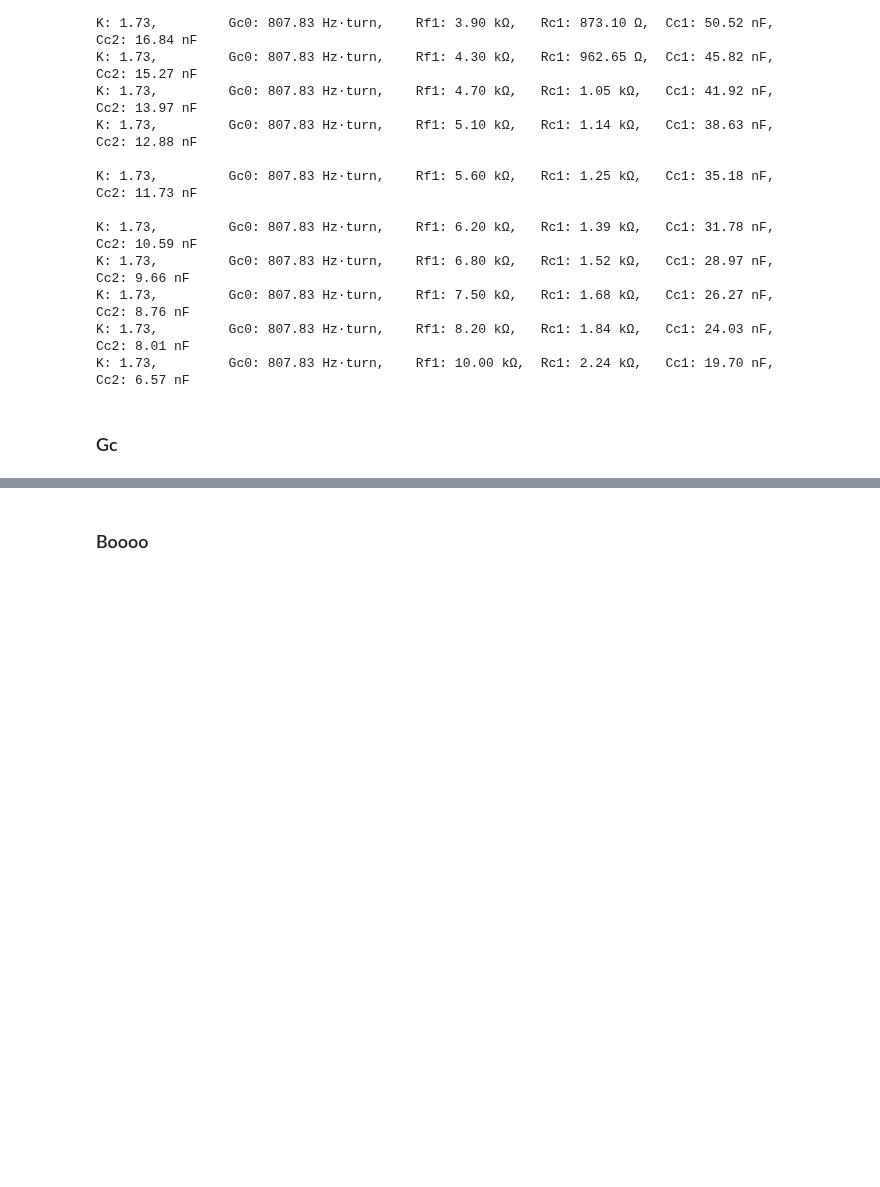
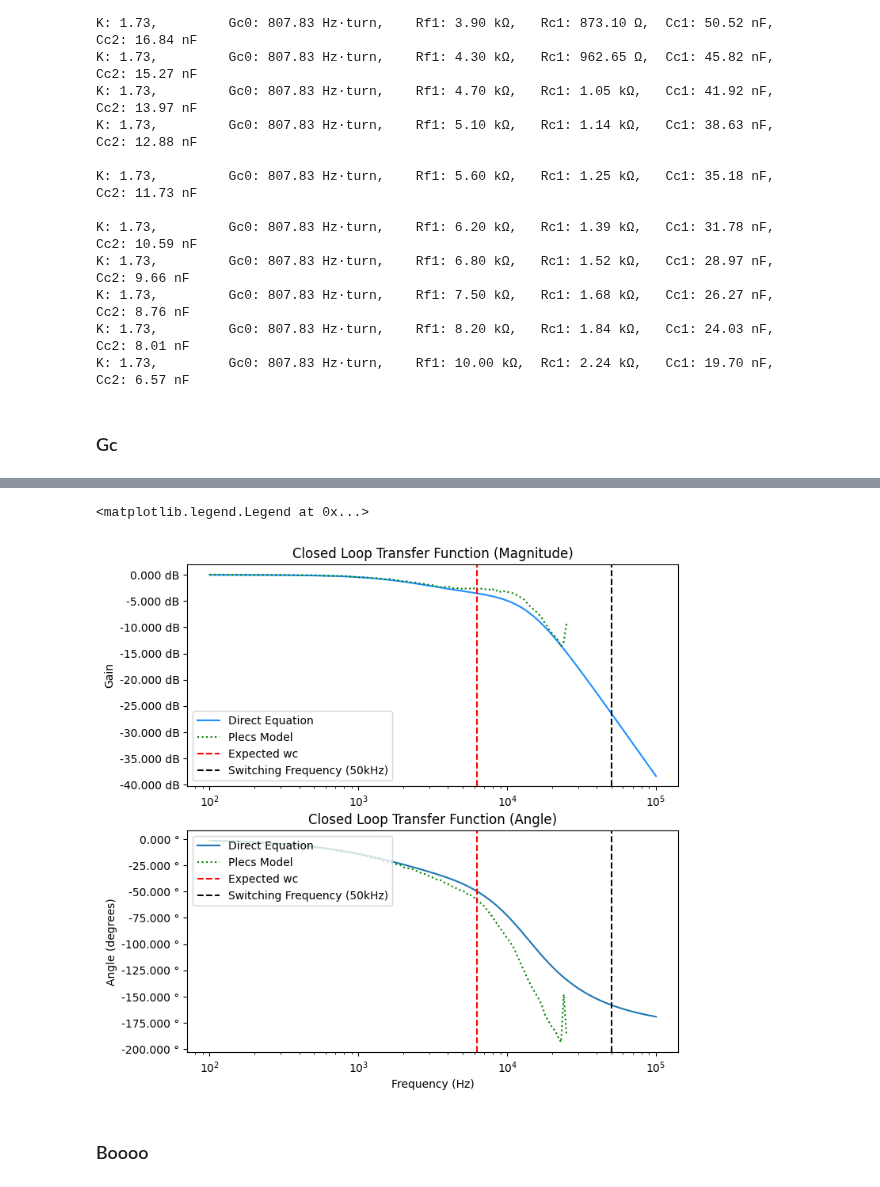
Before and after one commit to ianeyk/wind-turbine, a Jupyter notebook: Analysis/buck_converter_parameters/buck_converter_parameters.ipynb, the cells around one changed output, grey strips where cells are left out. Cells and saved outputs as stored; diff of their text form; code cells hidden in the pictures; blank space fills up the shorter version.

```diff
--- a/Analysis/buck_converter_parameters/buck_converter_parameters.ipynb
+++ b/Analysis/buck_converter_parameters/buck_converter_parameters.ipynb
@@ -169,3 +198,26 @@ Lead element center voltage (ω_c): 6.25 kHz
+# %%
+df_closed_loop = pd.read_csv("plecs_data/closed_loop_bode.csv")
+df_closed_loop.set_axis(["w", "CH1", "CH2"], axis = "columns", inplace = True)
+
+theoretical_closed_loop = theoretical_open_loop / (1 + theoretical_open_loop)
+
+fig, (ax1, ax2) = plt.subplots(nrows = 2, ncols = 1, sharex = False, sharey = False, figsize = (8, 8))
+helper.axes_labels("", "Hz", "Gain", "dB", title = "Closed Loop Transfer Function (Magnitude)", ax = ax1)
+ax1.semilogx(w, to_decibels(theoretical_closed_loop), linestyle = "solid", color = "dodgerblue", label = "Direct Equation")
+ax1.semilogx(df_closed_loop["w"], df_closed_loop["CH1"], linestyle = "dotted", color = "green", label = "Plecs Model")
+ax1.axvline(x = expected_wc, linestyle = "dashed", color = "red", label = "Expected wc")
+ax1.axvline(x = 50e3, linestyle = "dashed", color = "black", label = "Switching Frequency (50kHz)")
+ax1.legend(loc = "lower left")
+
+helper.axes_labels("Frequency (Hz)", "Hz", "Angle (degrees)", "°", title = "Closed Loop Transfer Function (Angle)", ax = ax2)
+ax2.semilogx(w, np.angle(theoretical_closed_loop, deg = True), linestyle = "solid", label = "Direct Equation")
+ax2.semilogx(df_closed_loop["w"], df_closed_loop["CH2"], linestyle = "dotted", color = "green", label = "Plecs Model")
+ax2.axvline(x = expected_wc, linestyle = "dashed", color = "red", label = "Expected wc")
+ax2.axvline(x = 50e3, linestyle = "dashed", color = "black", label = "Switching Frequency (50kHz)")
+ax2.legend(loc = "upper left")
+# %% [output]
+<matplotlib.legend.Legend at 0x...>
+[figure, added]
 # %% [markdown]
 ### Boooo
 # %%
```
Also changed, not shown: parts of 5 cells of this notebook, 4 other files.
